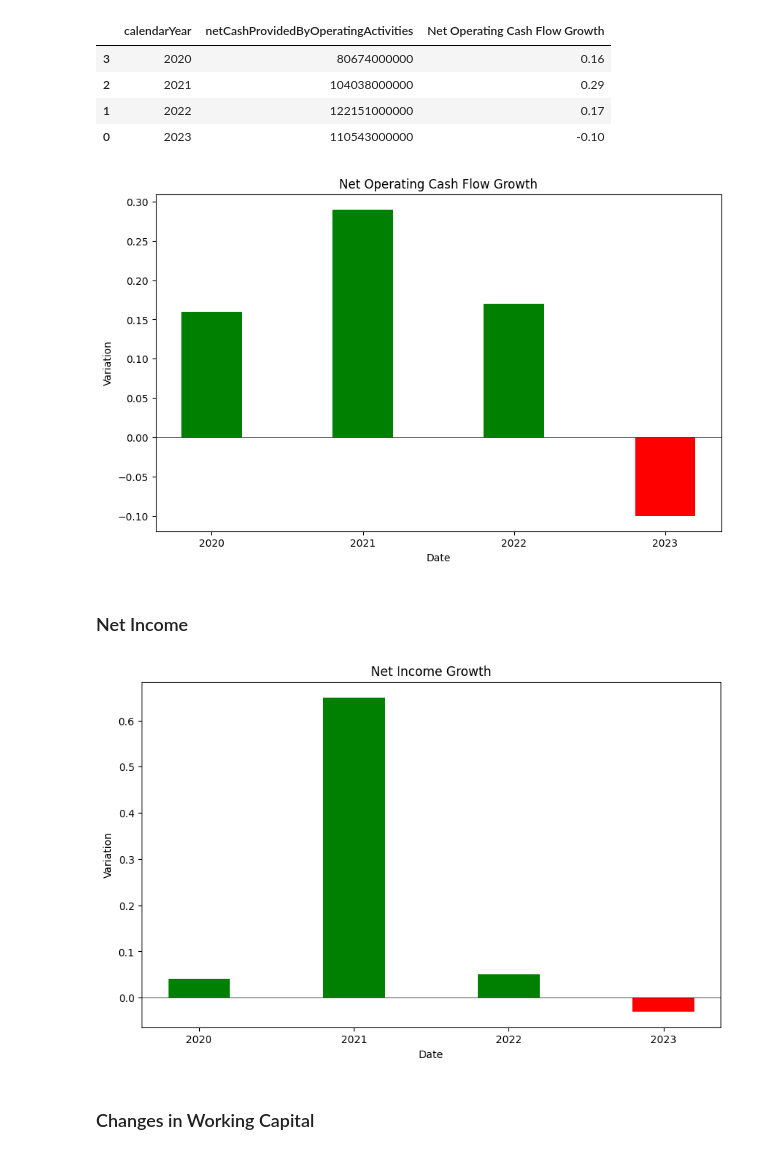
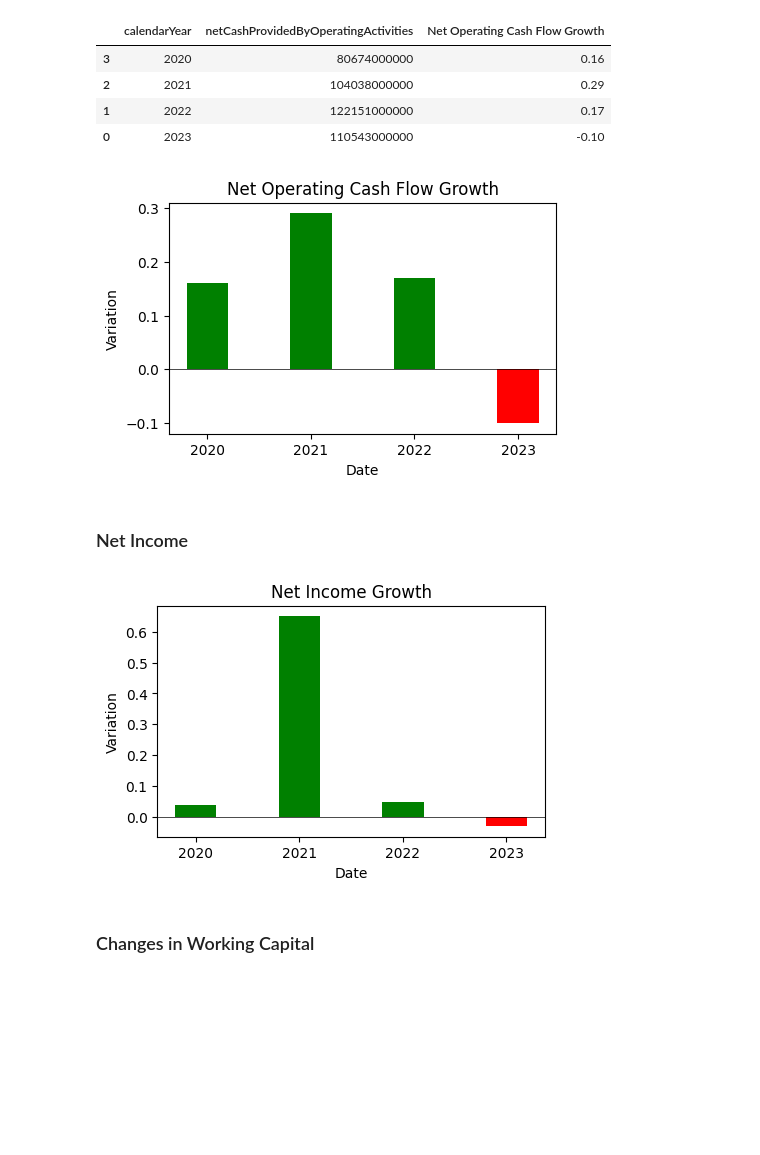
Before and after one commit to chiseanchang0727/financial-report-crawler, a Jupyter notebook: test_region/cashflow_analyzie.ipynb, the cells around one changed output. Cells and saved outputs as stored; diff of their text form; code cells hidden in the pictures; blank space fills up the shorter version.

```diff
--- a/test_region/cashflow_analyzie.ipynb
+++ b/test_region/cashflow_analyzie.ipynb
@@ -139,8 +139,8 @@ def get_variation(df, col, new_colname):
 
     return data.dropna()
 # %%
-def plot_variation(data, date_col, variation_col, title,
-                   xlabel="Date", ylabel="Variation", figsize=(10, 6), bar_width=0.4):
+def plot_bargraph(data, date_col, variation_col, title,
+                   xlabel="Date", ylabel="Variation", figsize=(5, 3), bar_width=0.4):
     """
     Function to plot the yearly variation in net income with color-coded bars.
 
@@ -223,26 +223,26 @@ df_operationCash
 | 1 | 2022 | 122151000000 | 0.17 |
 | 0 | 2023 | 110543000000 | -0.10 |
 # %%
-plot_variation(
+plot_bargraph(
     df_operationCash,
     date_col='calendarYear',
     variation_col='Net Operating Cash Flow Growth',
     title='Net Operating Cash Flow Growth'
 )
 # %% [output]
-[figure, old version]
+[figure, new version]
 # %% [markdown]
 ### Net Income
 # %%
 df_netincome = get_variation(df_aapl_cashflow[['calendarYear', 'netIncome']], col='netIncome', new_colname='netIncomeChange')
-plot_variation(
+plot_bargraph(
     df_netincome,
     date_col='calendarYear',
     variation_col='netIncomeChange',
     title='Net Income Growth'
 )
 # %% [output]
-[figure, old version]
+[figure, new version]
 # %% [markdown]
 ### Changes in Working Capital
 # %%
```
Also changed, not shown: parts of 12 cells of this notebook.
